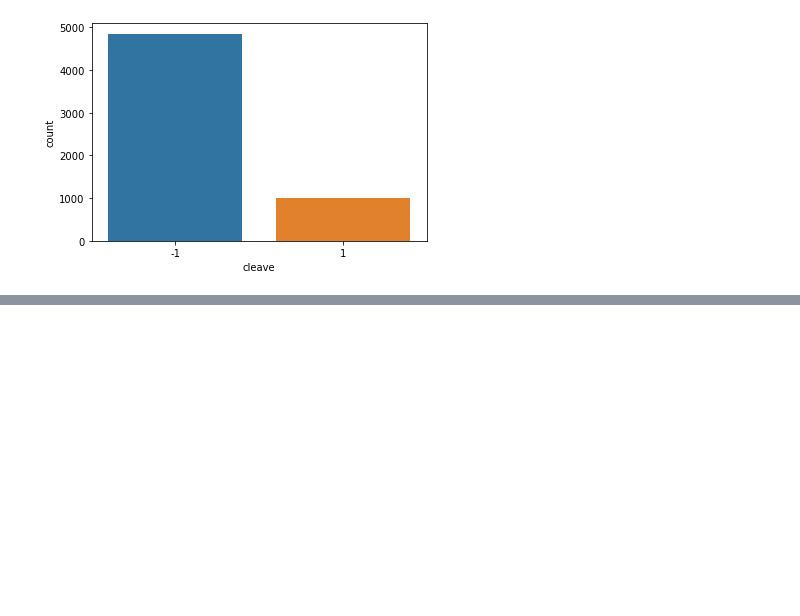
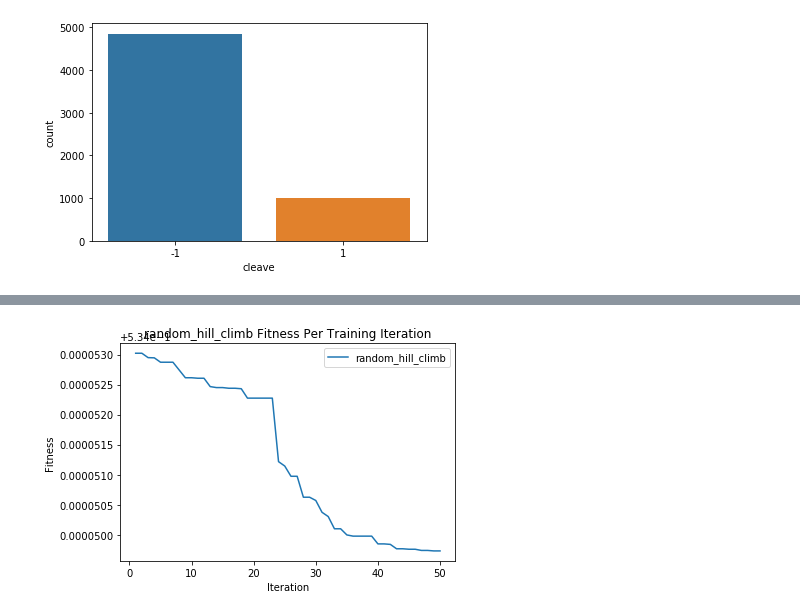
Before and after one commit to pparr/ml-randomized-optimization, a Jupyter notebook: notebooks/NNet-weights.ipynb, the cells around one changed output, grey strips where cells are left out. Saved outputs shown, nothing was run; the diff lists cells and outputs as text; code cells hidden in the pictures; blank space fills up the shorter version.

```diff
--- a/notebooks/NNet-weights.ipynb
+++ b/notebooks/NNet-weights.ipynb
@@ -40 +29,19 @@ clf = MLPClassifier(activation='relu', alpha=0.01, batch_size='auto', beta_1=0.9
+# %%
+# Tuning
+# Create training, testing, and validation sets
+
+X = data.drop('cleave', axis=1) # last value is the cleavage
+
+y = data['cleave']
+
+x_train, x_test, y_train, y_test = train_test_split(X, y, random_state=0, test_size=0.2) # 80/20 default
+
+# scale so it converges
+scaling = MinMaxScaler()
+x_train = scaling.fit_transform(x_train)
+x_test = scaling.transform(x_test)
+
+enc = OneHotEncoder(categories='auto')
+y_train = enc.fit_transform(y_train.values.reshape(-1, 1)).todense()
+y_test = enc.transform(y_test.values.reshape(-1, 1)).todense()
 # %%
@@ -150,0 +135,61 @@ simulated_annealing
+# %%
+# optimizations from GridSearchCV
+algos = {
+    'random_hill_climb':
+    {'max_attempts': 20, 'max_iters': 50, 'mutation_prob': .1, 'pop_size': 200, 'restarts': 3},
+    'simulated_annealing':
+    {'max_attempts': 20, 'max_iters': 100, 'mutation_prob': .1, 'pop_size': 200, 'restarts': 0},
+    'genetic_alg':
+    {'max_attempts': 10, 'max_iters': 300, 'mutation_prob': .3, 'pop_size': 50, 'restarts': 0}}
+
+results = {'random_hill_climb':
+           {'time': None, 'weights': None, 'loss': None, 'pred_probs': None, 'fitness_curve': None},
+           'simulated_annealing':
+           {'time': None, 'weights': None, 'loss': None, 'pred_probs': None, 'fitness_curve': None},
+           'genetic_alg':
+           {'time': None, 'weights': None, 'loss': None, 'pred_probs': None, 'fitness_curve': None}
+          }
+for key, value in algos.items():
+    start = timeit.default_timer()
+    nn = mlrose.NeuralNetwork(
+        hidden_nodes = [5], activation = 'relu', curve=True,algorithm=key,
+        max_iters=value['max_iters'], restarts=value['restarts'],bias=True,
+        is_classifier=True, learning_rate=0.00001,pop_size=value['pop_size'],
+        early_stopping=True, clip_max=5, max_attempts=value['max_attempts'],
+        mutation_prob=value['mutation_prob'], random_state=0)
+    nn.fit(x_train, y_train)
+    end = timeit.default_timer() - start
+    results[key]['time'] = end
+
+    results[key]['weights'] = nn.fitted_weights
+    results[key]['loss'] = nn.loss
+    results[key]['pred_probs'] = nn.predicted_probs
+    results[key]['fitness_curve'] = nn.fitness_curve
+
+    # Predict labels for train set and assess accuracy
+    y_train_pred = nn.predict(x_train)
+
+    y_train_accuracy = accuracy_score(y_train, y_train_pred)
+    print(key)
+    print("Y Train Acc")
+    print(y_train_accuracy)
+
+
+    # Predict labels for test set and assess accuracy
+    y_test_pred = nn.predict(x_test)
+
+    y_test_accuracy = accuracy_score(y_test, y_test_pred)
+    print("Y Test Acc")
+    print(y_test_accuracy)
+
+    # for unbalanced data
+    print('Confusion Matrix')
+    print(confusion_matrix(y_test.argmax(axis=1), y_test_pred.argmax(axis=1)))
+    print('Balanced Accuracy')
+    print(balanced_accuracy_score(y_test.argmax(axis=1), y_test_pred.argmax(axis=1)))
+
+    print()
+
+results = pd.DataFrame(results)
+plot_results(results)
+# %% [output]
@@ -150,0 +213 @@ simulated_annealing
+[figure, added]
```
Also changed, not shown: parts of 9 cells of this notebook, 3 other files.
